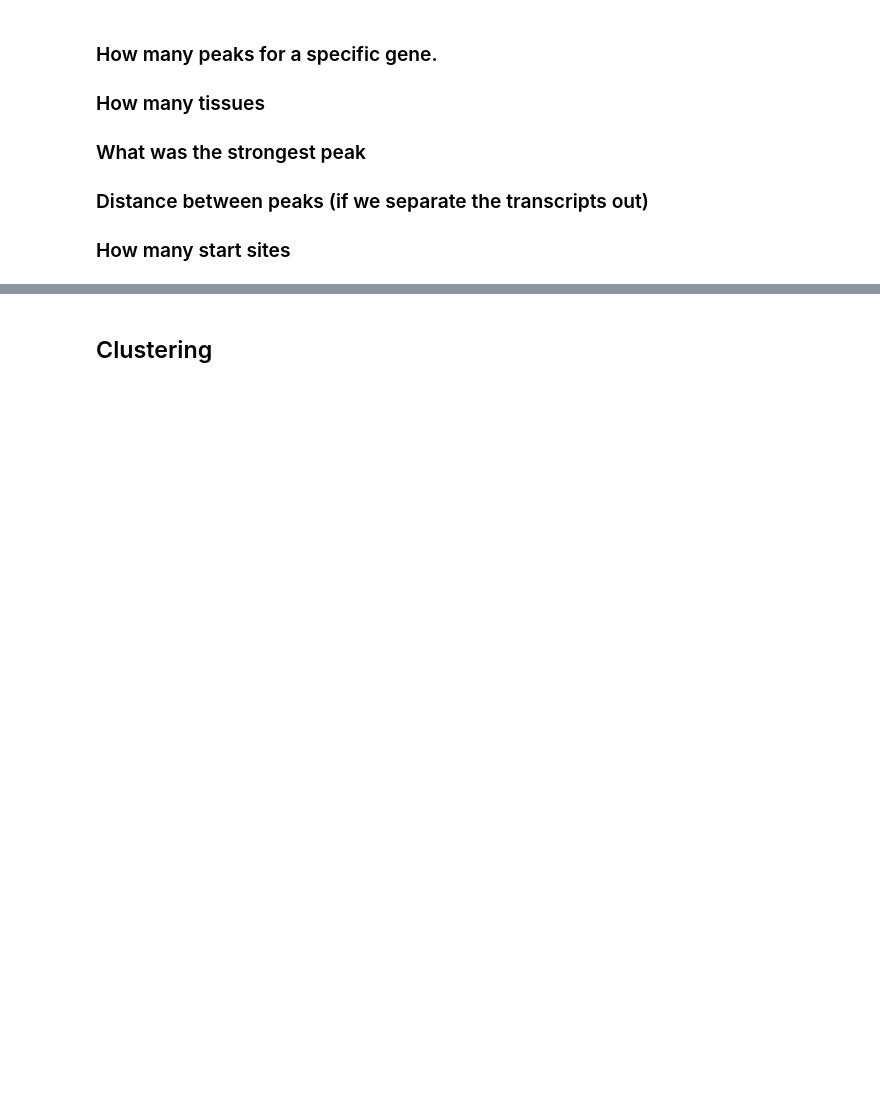
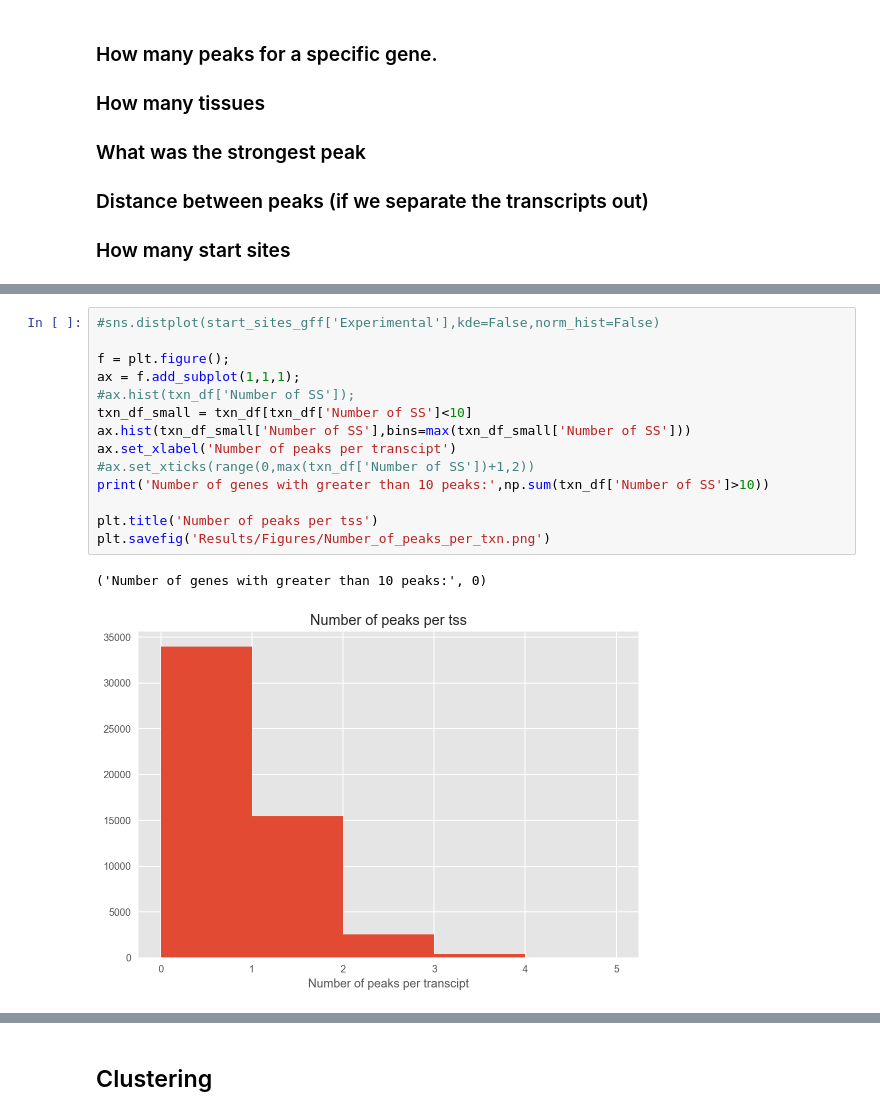
Before and after one commit to isshamie/CH_TSS, a Jupyter notebook: Create_TSS_by_tissue.ipynb, the cells around one changed output, grey strips where cells are left out. Cells and saved outputs as stored; diff of their text form; blank space fills up the shorter version.

```diff
--- a/Create_TSS_by_tissue.ipynb
+++ b/Create_TSS_by_tissue.ipynb
@@ -248,0 +554,17 @@ plt.savefig('Results/Figures/Number_of_peaks_per_gene.png')
+# %%
+#sns.distplot(start_sites_gff['Experimental'],kde=False,norm_hist=False)
+
+f = plt.figure();
+ax = f.add_subplot(1,1,1);
+#ax.hist(txn_df['Number of SS']);
+txn_df_small = txn_df[txn_df['Number of SS']<10]
+ax.hist(txn_df_small['Number of SS'],bins=max(txn_df_small['Number of SS']))
+ax.set_xlabel('Number of peaks per transcipt')
+#ax.set_xticks(range(0,max(txn_df['Number of SS'])+1,2))
+print('Number of genes with greater than 10 peaks:',np.sum(txn_df['Number of SS']>10))
+
+plt.title('Number of peaks per tss')
+plt.savefig('Results/Figures/Number_of_peaks_per_txn.png')
+# %% [output]
+('Number of genes with greater than 10 peaks:', 0)
+[figure, added]
```
Also changed, not shown: parts of 50 cells of this notebook, 4 other files.
